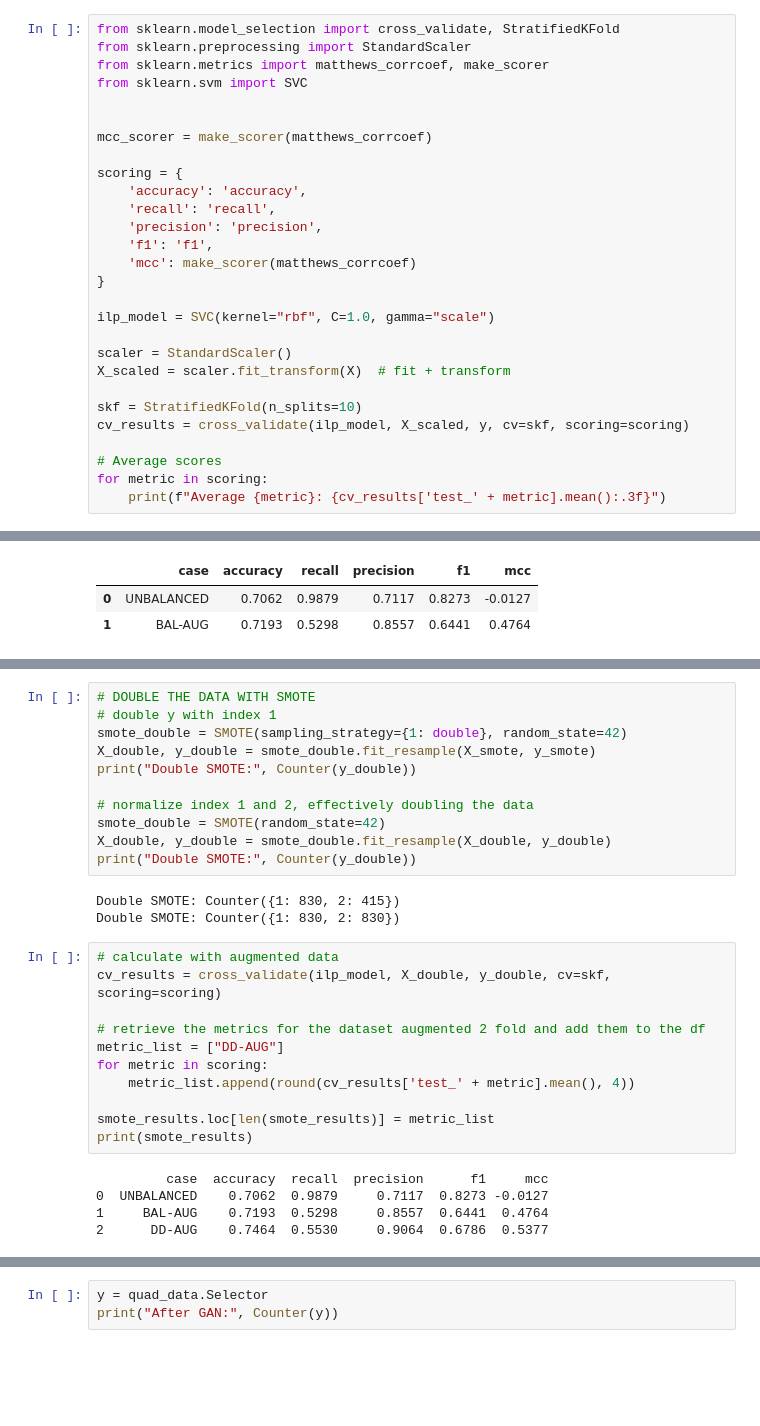
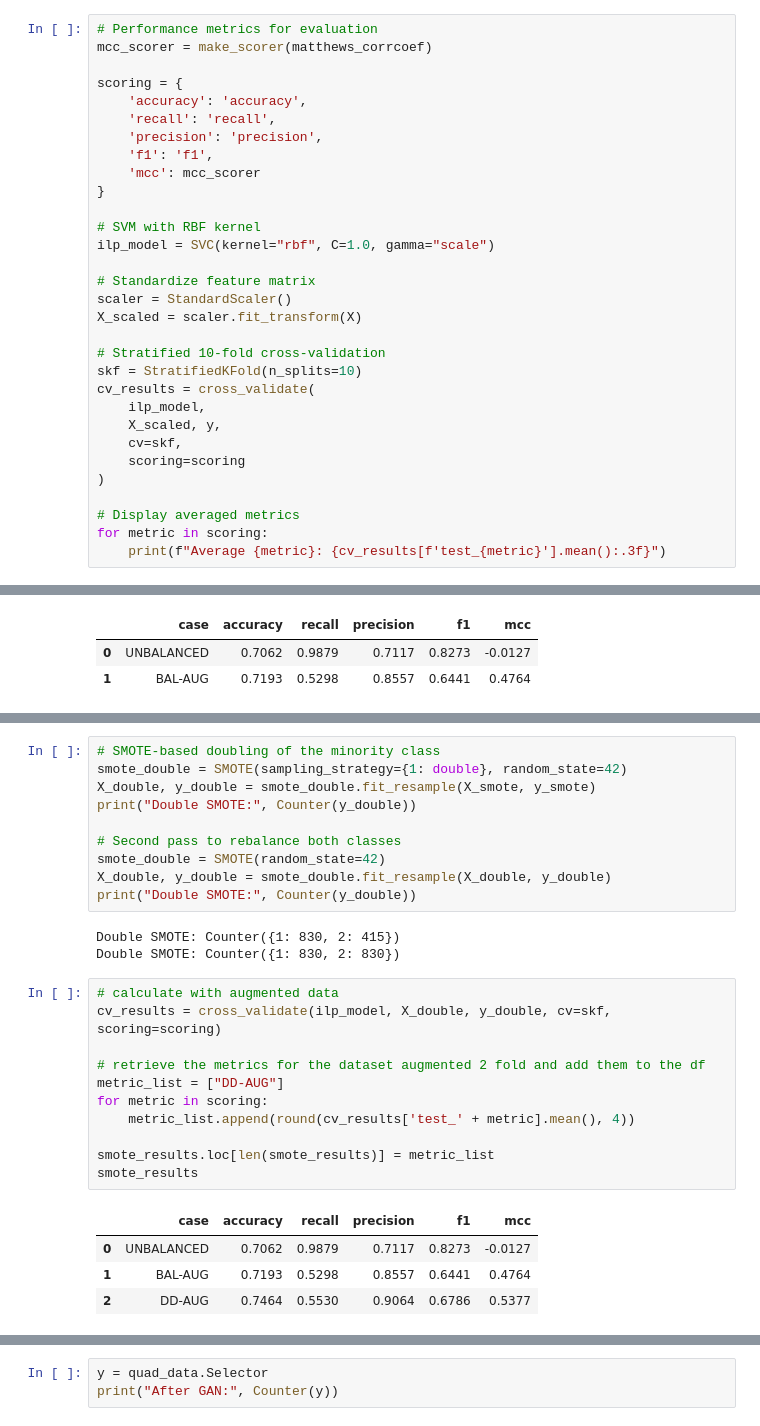
Before and after one commit to EmmanuelNiyi/Replication-of-Liver-Disease-Classification, a Jupyter notebook: 4-support-vector-machines-svm-rildc.ipynb, the cells around one changed output, grey strips where cells are left out. Saved outputs shown, nothing was run; the diff lists cells and outputs as text; blank space fills up the shorter version.

```diff
--- a/4-support-vector-machines-svm-rildc.ipynb
+++ b/4-support-vector-machines-svm-rildc.ipynb
@@ -91,10 +117,5 @@ X = data[features]
 # %%
-from sklearn.model_selection import cross_validate, StratifiedKFold
-from sklearn.preprocessing import StandardScaler
-from sklearn.metrics import matthews_corrcoef, make_scorer
-from sklearn.svm import SVC
-
-
+# Performance metrics for evaluation
 mcc_scorer = make_scorer(matthews_corrcoef)
 
 scoring = {
@@ -102,20 +123,28 @@ scoring = {
     'recall': 'recall',
     'precision': 'precision',
     'f1': 'f1',
-    'mcc': make_scorer(matthews_corrcoef)
+    'mcc': mcc_scorer
 }
 
+# SVM with RBF kernel
 ilp_model = SVC(kernel="rbf", C=1.0, gamma="scale")
 
+# Standardize feature matrix
 scaler = StandardScaler()
-X_scaled = scaler.fit_transform(X)  # fit + transform
+X_scaled = scaler.fit_transform(X)
 
+# Stratified 10-fold cross-validation
 skf = StratifiedKFold(n_splits=10)
-cv_results = cross_validate(ilp_model, X_scaled, y, cv=skf, scoring=scoring)
+cv_results = cross_validate(
+    ilp_model,
+    X_scaled, y,
+    cv=skf,
+    scoring=scoring
+)
 
-# Average scores
+# Display averaged metrics
 for metric in scoring:
-    print(f"Average {metric}: {cv_results['test_' + metric].mean():.3f}")
+    print(f"Average {metric}: {cv_results[f'test_{metric}'].mean():.3f}")
 # %% [output]
 Average accuracy: 0.706
 Average recall: 0.988
@@ -177,11 +202,10 @@ quadrupule = current_count * 4
 # %%
-# DOUBLE THE DATA WITH SMOTE
-# double y with index 1
+# SMOTE-based doubling of the minority class
 smote_double = SMOTE(sampling_strategy={1: double}, random_state=42)
 X_double, y_double = smote_double.fit_resample(X_smote, y_smote)
 print("Double SMOTE:", Counter(y_double))
 
-# normalize index 1 and 2, effectively doubling the data
+# Second pass to rebalance both classes
 smote_double = SMOTE(random_state=42)
 X_double, y_double = smote_double.fit_resample(X_double, y_double)
 print("Double SMOTE:", Counter(y_double))
@@ -191,16 +215,16 @@ Double SMOTE: Counter({1: 830, 2: 830})
 # %%
 # calculate with augmented data
 cv_results = cross_validate(ilp_model, X_double, y_double, cv=skf, scoring=scoring)
 
 # retrieve the metrics for the dataset augmented 2 fold and add them to the df
 metric_list = ["DD-AUG"]
 for metric in scoring:
     metric_list.append(round(cv_results['test_' + metric].mean(), 4))
 
 smote_results.loc[len(smote_results)] = metric_list
-print(smote_results)
+smote_results
 # %% [output]
-         case  accuracy  recall  precision      f1     mcc
-0  UNBALANCED    0.7062  0.9879     0.7117  0.8273 -0.0127
-1     BAL-AUG    0.7193  0.5298     0.8557  0.6441  0.4764
-2      DD-AUG    0.7464  0.5530     0.9064  0.6786  0.5377
+|  | case | accuracy | recall | precision | f1 | mcc |
+| 0 | UNBALANCED | 0.7062 | 0.9879 | 0.7117 | 0.8273 | -0.0127 |
+| 1 | BAL-AUG | 0.7193 | 0.5298 | 0.8557 | 0.6441 | 0.4764 |
+| 2 | DD-AUG | 0.7464 | 0.5530 | 0.9064 | 0.6786 | 0.5377 |
```
Also changed, not shown: parts of 29 cells of this notebook.
